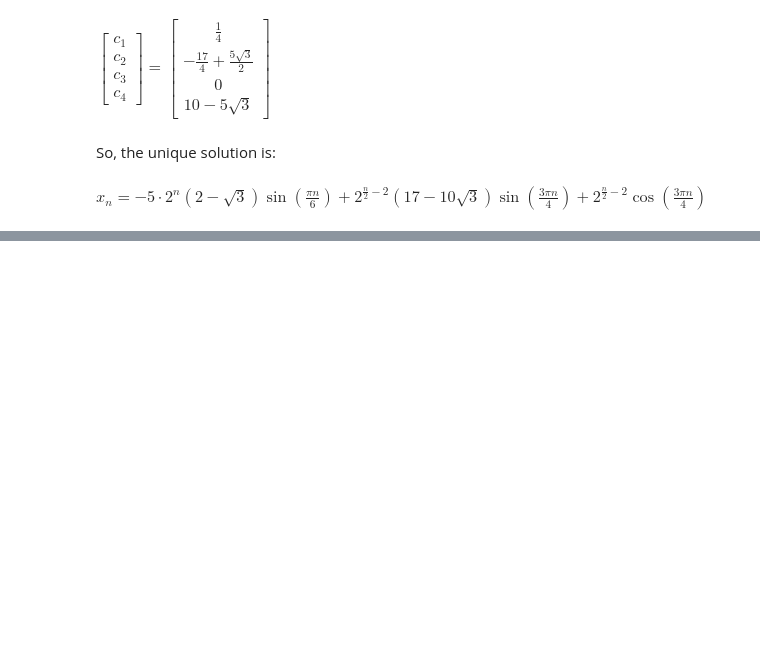
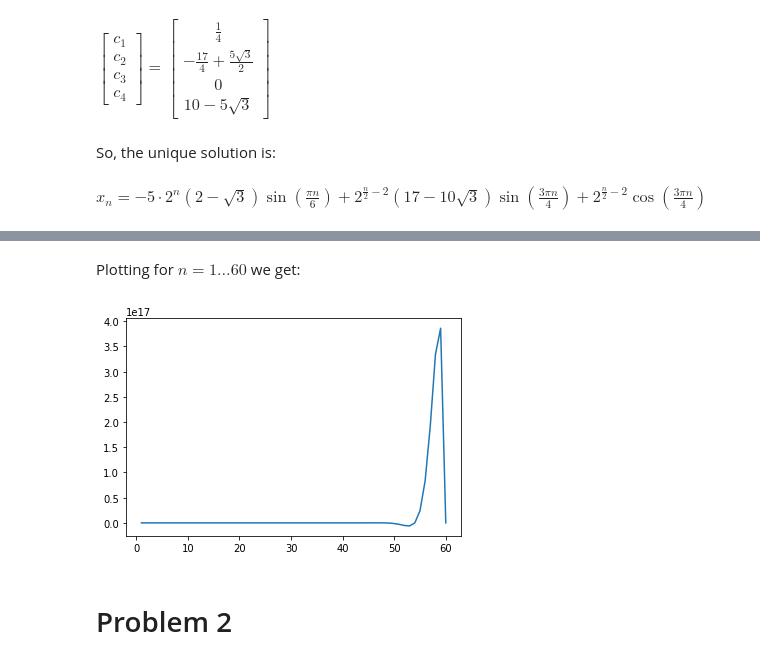
Before and after one commit to PatrickOweijane/Advanced-Differential-Equations, a Jupyter notebook: Homework6.ipynb, the cells around one changed output, grey strips where cells are left out. Cells and saved outputs as stored; diff of their text form; code cells hidden in the pictures; blank space fills up the shorter version.

Commit message:
Finished Problem 1!

```diff
--- a/Homework6.ipynb
+++ b/Homework6.ipynb
@@ -103,0 +120,9 @@ $\displaystyle x_{n} = - 5 \cdot 2^{n} \left(2 - \sqrt{3}\right) \sin{\left(\fra
+# %% [markdown]
+Plotting for $n = 1 \ldots 60$ we get:
+# %%
+fig, ax = plt.subplots()
+_ = ax.plot([i for i in range(1, 61)], [general_solution.subs(n, i) for i in range(1, 61)])
+# %% [output]
+[figure, added]
+# %% [markdown]
+# Problem 2
```
Also changed, not shown: parts of 6 cells of this notebook, 1 other file.
